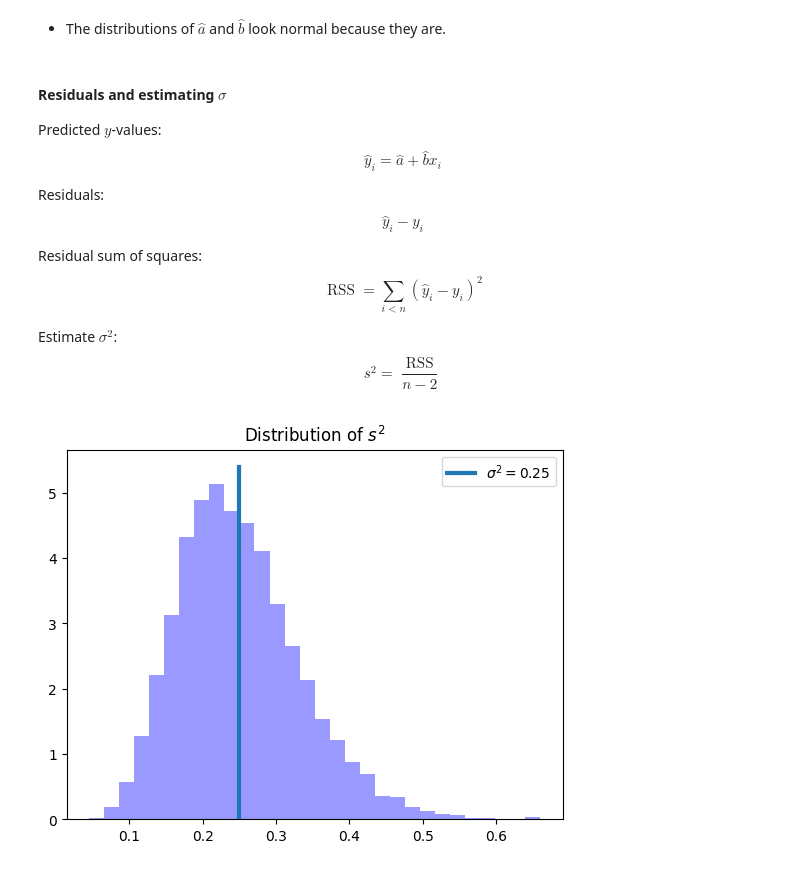
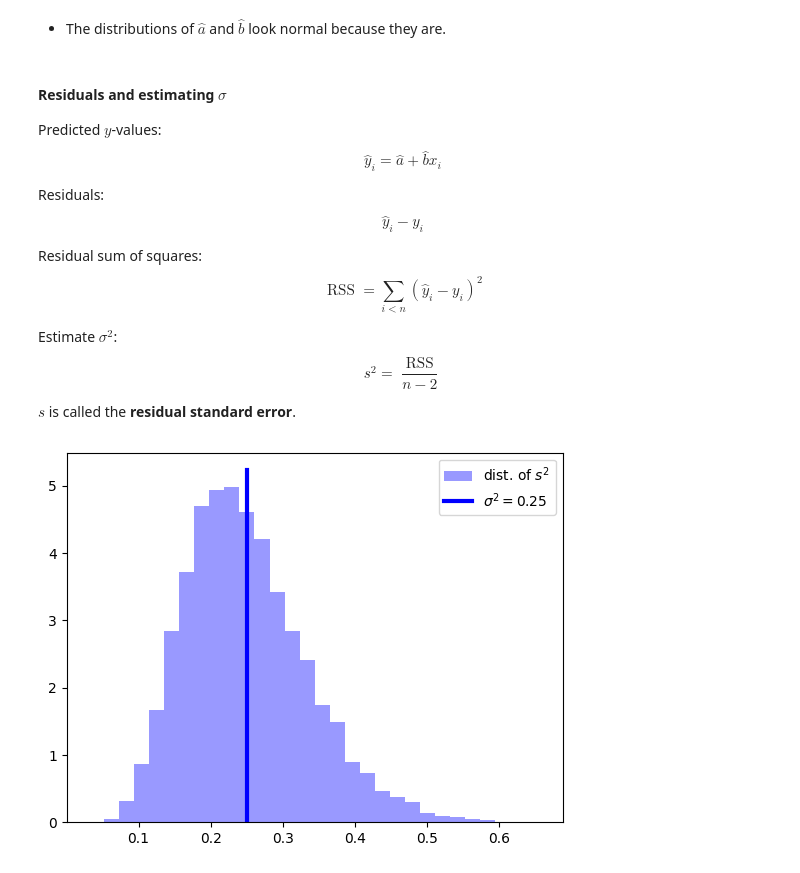
Before and after one commit to mgreenbe/DATA335W2025, a Jupyter notebook: code/2linearregression-cheatsheet.ipynb, the cells around one changed output. Cells and saved outputs as stored; diff of their text form; code cells hidden in the pictures.

```diff
--- a/code/2linearregression-cheatsheet.ipynb
+++ b/code/2linearregression-cheatsheet.ipynb
@@ -34,13 +34,12 @@ b = 0.3
 sigma = 0.5
 n = 20
 x = np.arange(n)
-epsilon = stats.norm(0, sigma).rvs(n)
-y = a + b * x + epsilon
-
-plt.plot([0, 20], (a, a + b * 20), lw=3, label=f"$y = a + bx = {a:.2f} + {b:.2f}x$")
+y = a + b * x + stats.norm(0, sigma).rvs(size=n)
 plt.scatter(x, y, color="C1", label="fake data $(x_i, y_i)$")
+plt.plot([0, 20], [a, a + b * 20], lw=3, label=f"y = a + bx = {a} + {b}x")
 plt.xlabel("$x$")
 plt.ylabel("$y$")
 plt.legend()
+plt.title("Fake regression data")
 plt.show()
 # %% [output]
@@ -128,16 +115,22 @@ Estimate $\sigma^2$:
 $$
 s^2 = \frac{\operatorname{RSS}}{n - 2}
 $$
+
+$s$ is called the **residual standard error**.
 # %%
 yhats = model.predict(X)
-assert np.allclose(yhats, model.intercept_ + X @ model.coef_.T)
 rsss = np.sum((yhats - ys) ** 2, axis=0)
 s2s = rsss / (n - 2)
-plt.hist(s2s, bins=30, color=(0, 0, 1, 0.4), density=True)
-plt.title("Distribution of $s^2$")
-plt.plot([sigma**2, sigma**2], plt.ylim(), "C0", lw=3, label=f"$\\sigma^2={sigma**2}$")
+plt.hist(s2s, bins=30, density=True, color=(0, 0, 1, 0.4), label="dist. of $s^2$")
+plt.plot(
+    [sigma**2, sigma**2],
+    plt.ylim(),
+    color=(0, 0, 1),
+    lw=3,
+    label=f"$\\sigma^2={sigma**2}$",
+)
 plt.legend()
 plt.show()
 # %% [output]
-[figure, old version]
+[figure, new version]
 # %%
```
Also changed, not shown: parts of 40 cells of this notebook, 6 other files.
